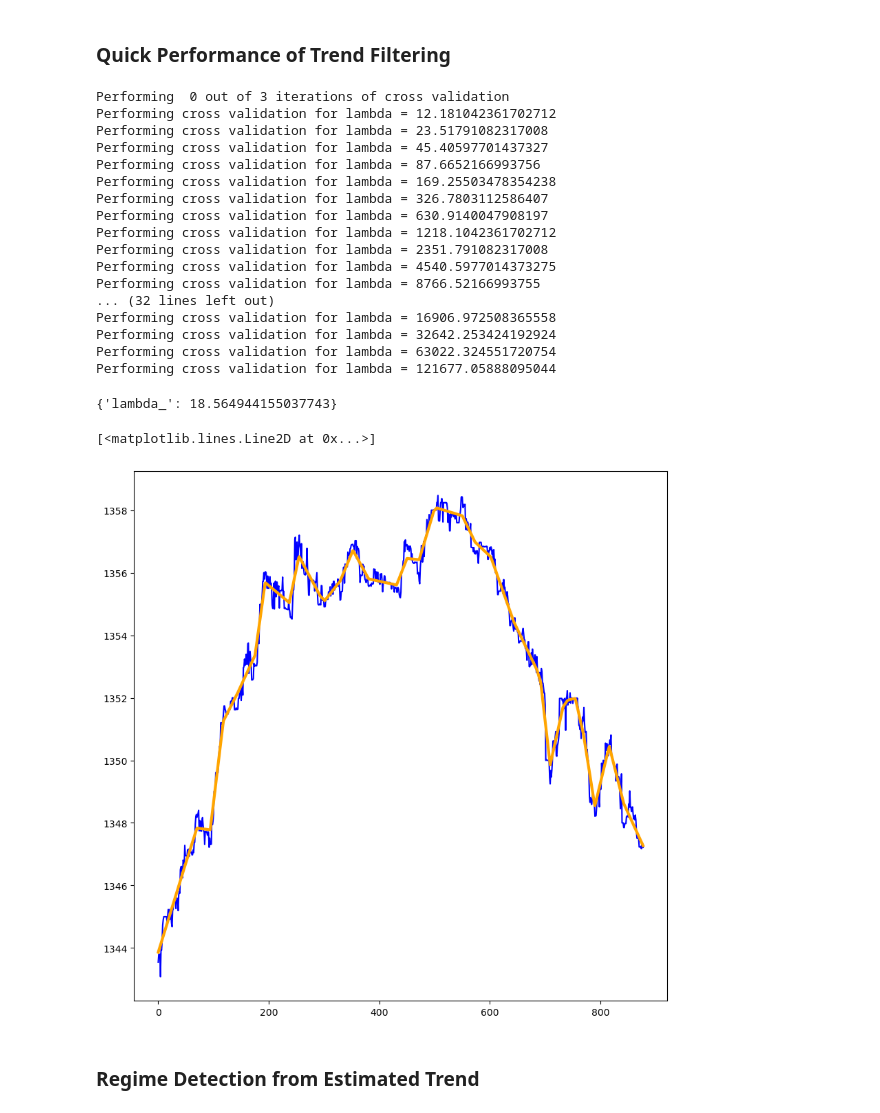
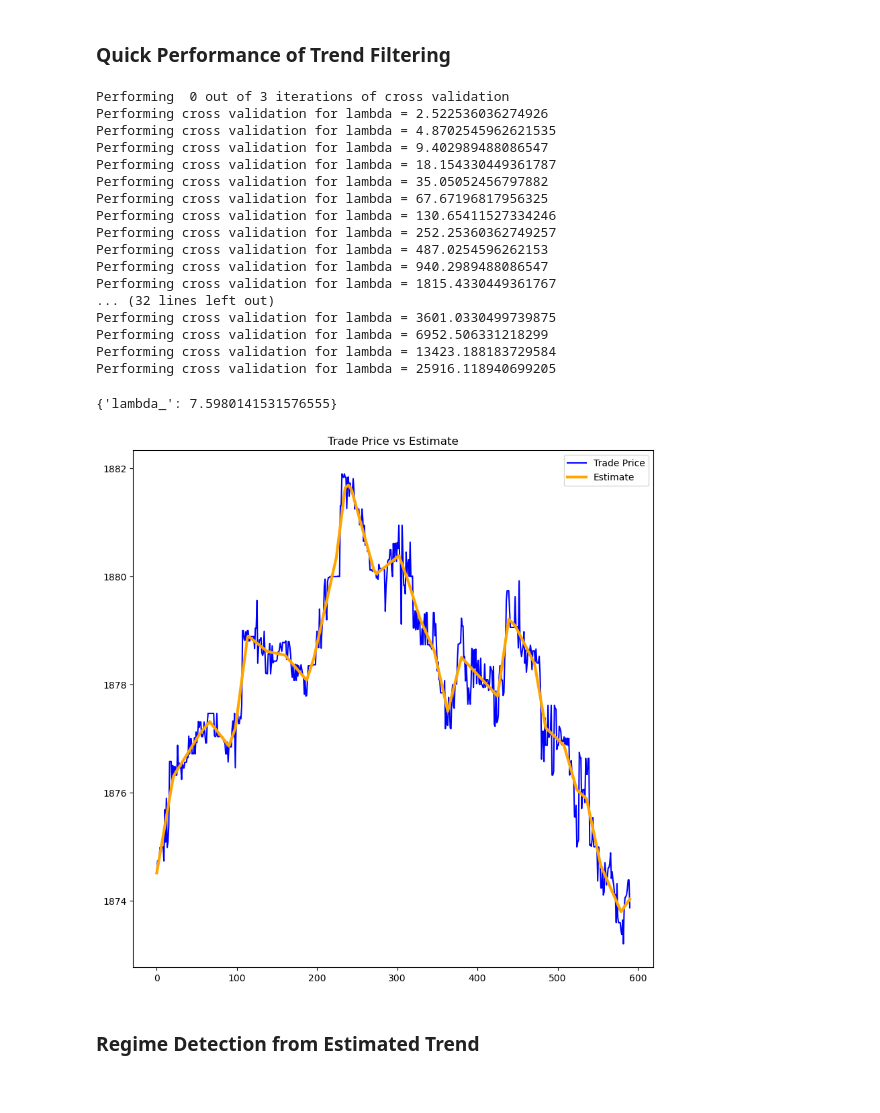
Before and after one commit to jasonbohne123/Adaptive_Signal_Estimation, a Jupyter notebook: research/real_data/Data_Benchmark'.ipynb, the cells around one changed output. Drawn from its saved outputs; the diff is of its cells as text; code cells hidden in the pictures.

```diff
--- a/research/real_data/Data_Benchmark'.ipynb
+++ b/research/real_data/Data_Benchmark'.ipynb
@@ -39,9 +39,9 @@ os.listdir(PATH)[:20]
 # %%
 os.listdir(PATH)
 
-DATA_FILE = "GOOG_reconstructed_features.csv"
+DATA_FILE = "AMZN_reconstructed_features.csv"
 # %%
-market_data = pd.read_csv(PATH + DATA_FILE, index_col=0,nrows=100000)
+market_data = pd.read_csv(PATH + DATA_FILE, index_col=0,nrows=12000)
 market_data.index = pd.to_datetime(market_data.index)
 
 trade_data= market_data[market_data["Trade_Volume"] > 0]
@@ -96,33 +97,38 @@ tf= Trend_Filter(x=x, y=regular_trades["Trade_Price"].values, k=1, method="prima
 cv_base_estimator(tf)
 # %% [output]
 Performing  0 out of 3 iterations of cross validation
-Performing cross validation for lambda = 12.181042361702712
-Performing cross validation for lambda = 23.51791082317008
-Performing cross validation for lambda = 45.40597701437327
-Performing cross validation for lambda = 87.6652166993756
-Performing cross validation for lambda = 169.25503478354238
-Performing cross validation for lambda = 326.7803112586407
-Performing cross validation for lambda = 630.9140047908197
-Performing cross validation for lambda = 1218.1042361702712
-Performing cross validation for lambda = 2351.791082317008
-Performing cross validation for lambda = 4540.5977014373275
-Performing cross validation for lambda = 8766.52166993755
+Performing cross validation for lambda = 2.522536036274926
+Performing cross validation for lambda = 4.8702545962621535
+Performing cross validation for lambda = 9.402989488086547
+Performing cross validation for lambda = 18.154330449361787
+Performing cross validation for lambda = 35.05052456797882
+Performing cross validation for lambda = 67.67196817956325
+Performing cross validation for lambda = 130.65411527334246
+Performing cross validation for lambda = 252.25360362749257
+Performing cross validation for lambda = 487.0254596262153
+Performing cross validation for lambda = 940.2989488086547
+Performing cross validation for lambda = 1815.4330449361767
 ... (32 lines left out)
-Performing cross validation for lambda = 16906.972508365558
-Performing cross validation for lambda = 32642.253424192924
-Performing cross validation for lambda = 63022.324551720754
-Performing cross validation for lambda = 121677.05888095044
+Performing cross validation for lambda = 3601.0330499739875
+Performing cross validation for lambda = 6952.506331218299
+Performing cross validation for lambda = 13423.188183729584
+Performing cross validation for lambda = 25916.118940699205
-{'lambda_': 18.564944155037743}
+{'lambda_': 7.5980141531576555}
 # %%
 
 
 fig, ax = plt.subplots(1, 1, figsize=(10, 10))
 
 ax.plot(trade_price.values, label="Trade Price",color='blue')
 
 ax.plot(tf.y_hat, label="Estimate",lw=3,color='orange')
+
+ax.legend()
+
+ax.set_title("Trade Price vs Estimate")
+
+plt.show()
 # %% [output]
-[<matplotlib.lines.Line2D at 0x...>]
-[figure, old version]
+[figure, new version]
 # %% [markdown]
 ### Regime Detection from Estimated Trend
```
Also changed, not shown: parts of 18 cells of this notebook, 14 other files.
